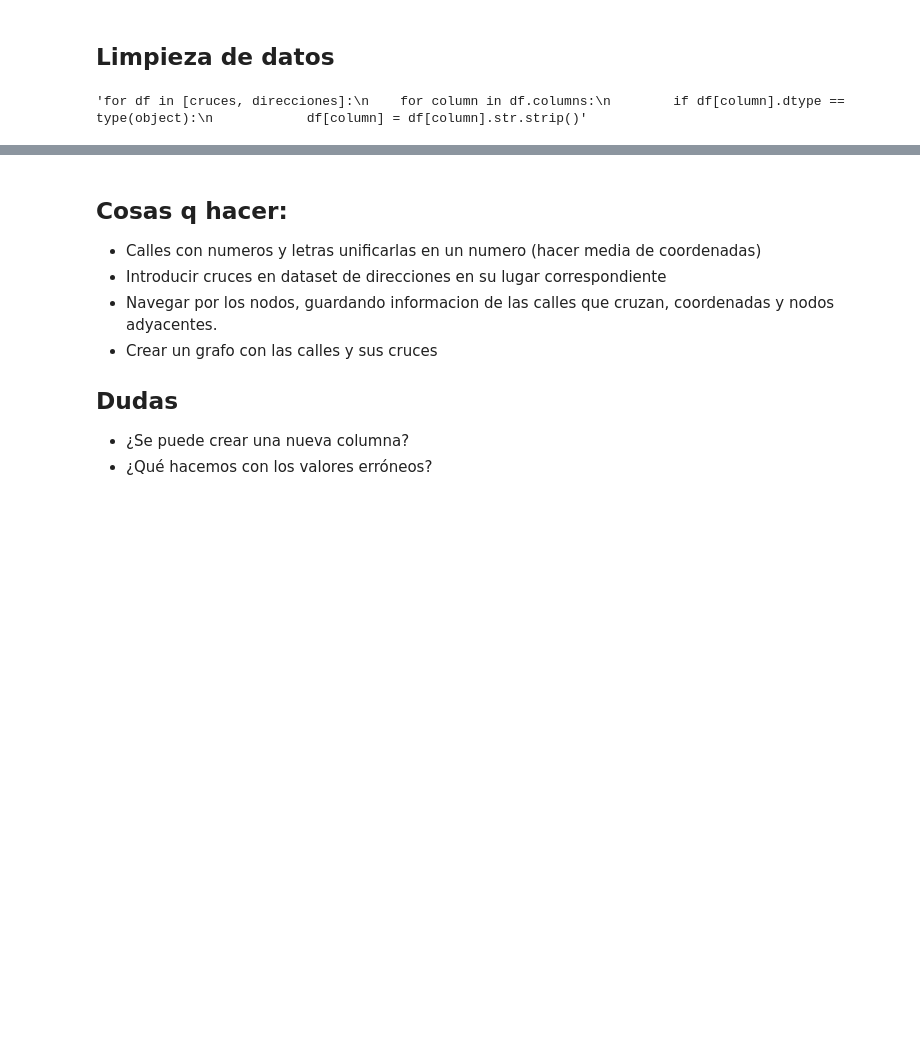
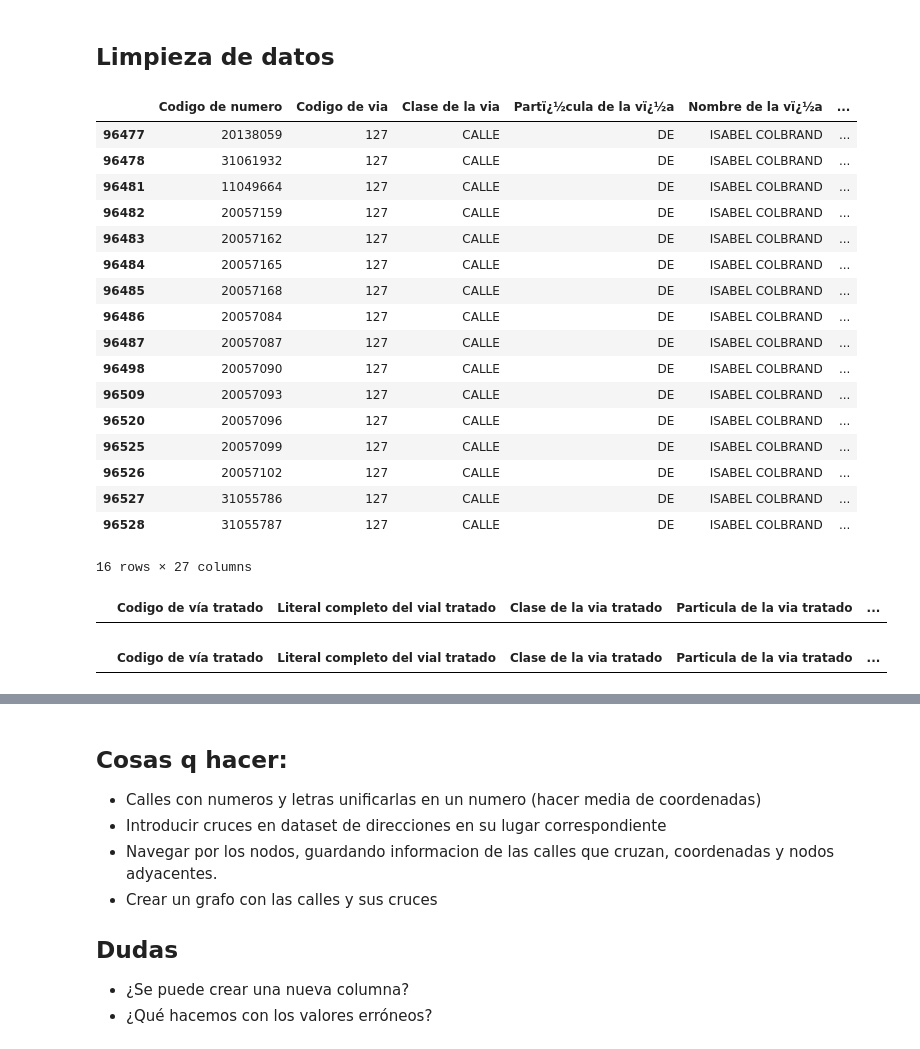
Before and after one commit to xAlexMGGx/GPS, a Jupyter notebook: gps.ipynb, the cells around one changed output, grey strips where cells are left out. Cells and saved outputs as stored; diff of their text form; code cells hidden in the pictures; blank space fills up the shorter version.

```diff
--- a/gps.ipynb
+++ b/gps.ipynb
@@ -38,12 +38,35 @@ display(direcciones)
 ## Limpieza de datos
 # %%
 # Quitamos los espacios innecesarios de los datasets
+
 '''for df in [cruces, direcciones]:
     for column in df.columns:
         if df[column].dtype == type(object):
             df[column] = df[column].str.strip()'''
+
+
+direcciones['Direccion'] = direcciones['Codigo de via'].astype(str) + '-' + direcciones['Literal de numeracion'].str.replace('[a-zA-Z. ]', '')
+direcciones.drop_duplicates('Direccion',keep='first',inplace=True)
+display(direcciones[direcciones['Codigo de via'] == 127])
 # %% [output]
+|  | Codigo de numero | Codigo de via | Clase de la via | Partï¿½cula de la vï¿½a | Nombre de la vï¿½a | ... |
+| 96477 | 20138059 | 127 | CALLE | DE | ISABEL COLBRAND | ... |
+| 96478 | 31061932 | 127 | CALLE | DE | ISABEL COLBRAND | ... |
+| 96481 | 11049664 | 127 | CALLE | DE | ISABEL COLBRAND | ... |
+| 96482 | 20057159 | 127 | CALLE | DE | ISABEL COLBRAND | ... |
+| 96483 | 20057162 | 127 | CALLE | DE | ISABEL COLBRAND | ... |
+| 96484 | 20057165 | 127 | CALLE | DE | ISABEL COLBRAND | ... |
+| 96485 | 20057168 | 127 | CALLE | DE | ISABEL COLBRAND | ... |
+| 96486 | 20057084 | 127 | CALLE | DE | ISABEL COLBRAND | ... |
+| 96487 | 20057087 | 127 | CALLE | DE | ISABEL COLBRAND | ... |
+| 96498 | 20057090 | 127 | CALLE | DE | ISABEL COLBRAND | ... |
+| 96509 | 20057093 | 127 | CALLE | DE | ISABEL COLBRAND | ... |
+| 96520 | 20057096 | 127 | CALLE | DE | ISABEL COLBRAND | ... |
+| 96525 | 20057099 | 127 | CALLE | DE | ISABEL COLBRAND | ... |
+| 96526 | 20057102 | 127 | CALLE | DE | ISABEL COLBRAND | ... |
+| 96527 | 31055786 | 127 | CALLE | DE | ISABEL COLBRAND | ... |
+| 96528 | 31055787 | 127 | CALLE | DE | ISABEL COLBRAND | ... |
-'for df in [cruces, direcciones]:\n    for column in df.columns:\n        if df[column].dtype == type(object):\n            df[column] = df[column].str.strip()'
+16 rows × 27 columns
 # %%
 # Ponemos una coordenada común de las glorietas (media de las coordenadas de los cruces)
 
@@ -75,6 +98,13 @@ for index, row in cruces.iterrows():
     elif row['Clase de la via que cruza'] == 'GLORIETA':
         cruces.iloc[index, cruces.columns.get_loc('Coordenada X (Guia Urbana) cm (cruce)')] = coords_glorietas[row['Codigo de via que cruza o enlaza']][0]
         cruces.iloc[index, cruces.columns.get_loc('Coordenada Y (Guia Urbana) cm (cruce)')] = coords_glorietas[row['Codigo de via que cruza o enlaza']][1]
+
+display(cruces[cruces['Clase de la via tratado'] == 'GLORIETA'])
+
+display(cruces[cruces['Clase de la via que cruza'] == 'GLORIETA'])
+# %% [output]
+|  | Codigo de vía tratado | Literal completo del vial tratado | Clase de la via tratado | Particula de la via tratado | ... |
+|  | Codigo de vía tratado | Literal completo del vial tratado | Clase de la via tratado | Particula de la via tratado | ... |
 # %%
 import warnings
 warnings.filterwarnings('ignore')
```
Also changed, not shown: parts of 3 cells of this notebook, 1 other file.
